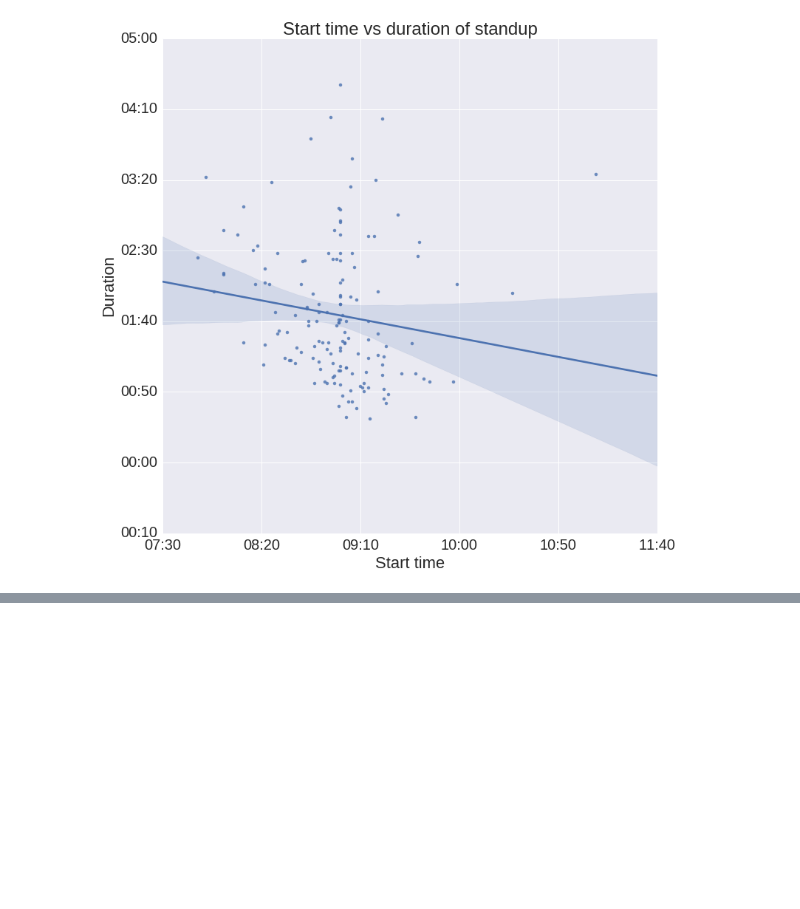
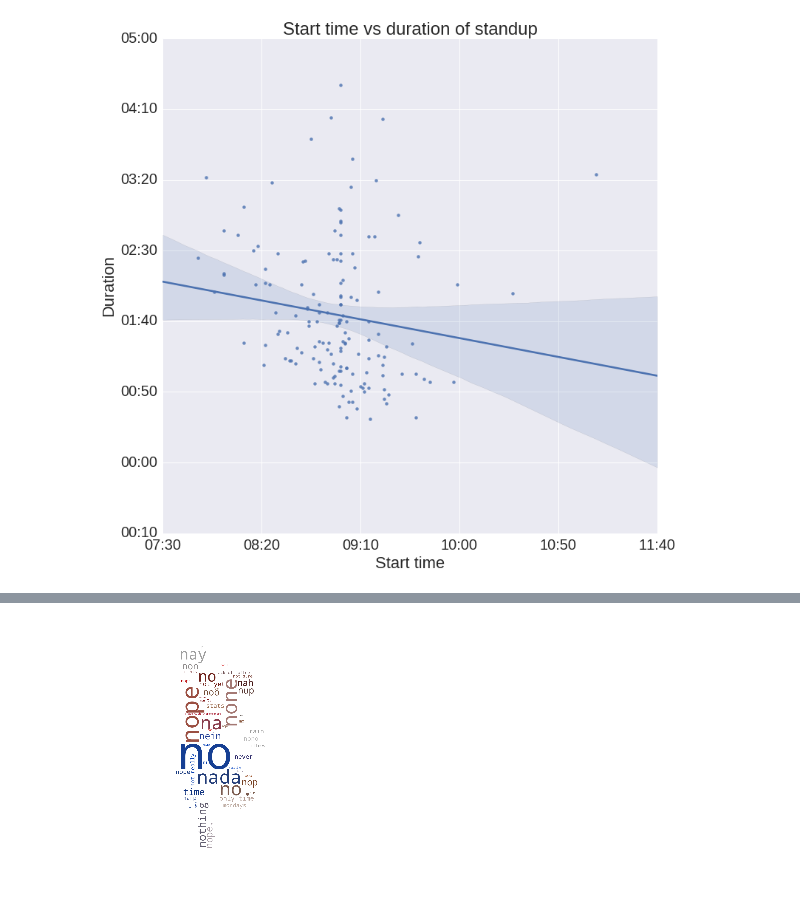
Before and after one commit to lbn/slack-logs-analysis, a Jupyter notebook: SlackStandup.ipynb, the cells around one changed output, grey strips where cells are left out. Drawn from its saved outputs; the diff is of its cells as text; code cells hidden in the pictures; blank space fills up the shorter version.

Commit message:
Make wordcloud coloured

```diff
--- a/SlackStandup.ipynb
+++ b/SlackStandup.ipynb
@@ -115,0 +150,28 @@ g.set_ylabel("Duration");
+# %%
+def make_wordcloud_blocked(messages):
+    msgs_blocked = messages[(messages["current_user"]==messages["username"])&(messages["answer_type"]=="blocked")]
+    text = msgs_blocked["text"].map(lambda t: t.lower())
+
+    from collections import Counter
+    counts = Counter(text)
+
+    from PIL import Image
+    import numpy as np
+    f8_mask = np.array(Image.open("./mario.png"))
+
+    wordcloud = WordCloud(width=1200,
+                          height=1200,
+                          max_font_size=300,
+                         background_color="white",
+                         mask=f8_mask).generate_from_frequencies([(w, counts[w]) for w in counts if counts[w] > 1])
+    image_colors = ImageColorGenerator(f8_mask);
+
+
+    wordcloud = wordcloud.recolor(color_func=image_colors)
+    plt.imshow(wordcloud)
+    plt.axis("off")
+    # wordcloud.to_file("blocked.png")
+
+make_wordcloud_blocked(msgs_blocked)
+# %% [output]
+[figure, added]
```
Also changed, not shown: parts of 4 cells of this notebook.
